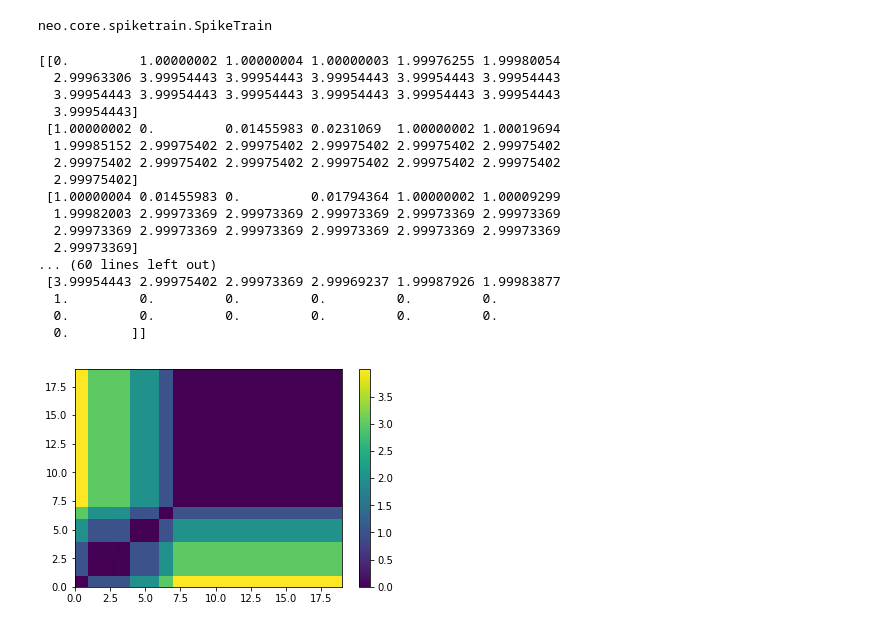
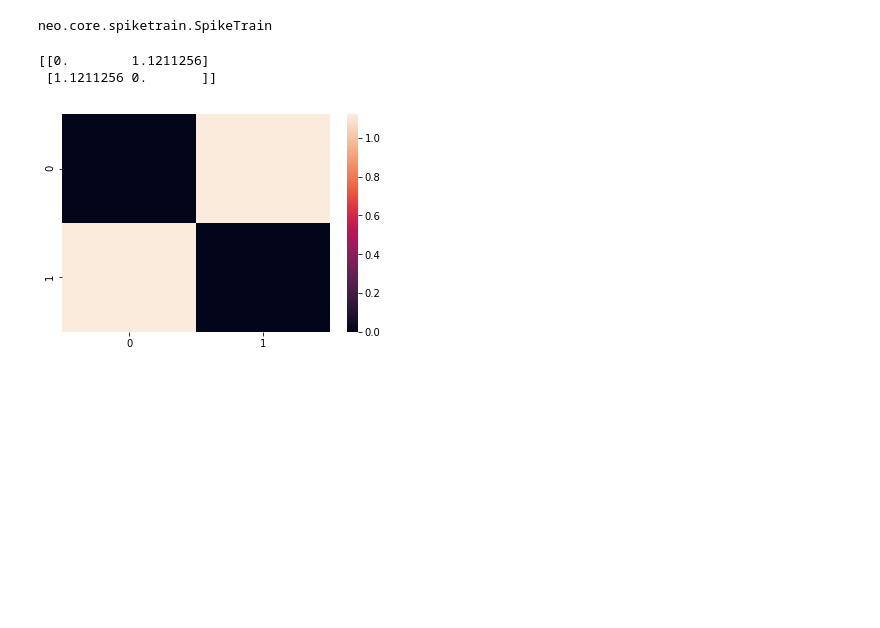
Before and after one commit to xhenes/optimality, a Jupyter notebook: AC-LIF.ipynb, the cells around one changed output. Drawn from its saved outputs; the diff is of its cells as text; code cells hidden in the pictures; blank space fills up the shorter version.

```diff
--- a/AC-LIF.ipynb
+++ b/AC-LIF.ipynb
@@ -16,6 +17,14 @@ import elephant.kernels as kernels
 # %%
-amps = linspace(-5, 5, 20)
-cell = neuron.Population(20, neuron.IF_curr_exp(v_thresh = -50.0, tau_refrac = 5.0, tau_m = 10.0))
-for cell_id in arange(0,19):
-    pulse = neuron.ACSource(start = 20.0, stop = 80.0, amplitude = amps[cell_id], offset = 0.1, frequency = 10, phase = 180.0)
+#amps = linspace(-10, 10, 10)
+thresh = linspace(-70, -50, 10)
+cell = neuron.Population(10, neuron.IF_curr_exp(v_thresh = -50, tau_refrac = 5.0, tau_m = 10.0))
+for cell_id in arange(0,10,1):
+    print(cell_id)
+    cell[cell_id:(cell_id+1)].set(v_thresh= thresh[cell_id])
+    pulse = neuron.ACSource(start = 20.0, stop = 80.0, amplitude = -10, offset = 0.1, frequency = 10, phase = 180.0)
     cell[cell_id].inject(pulse)
+#for cell_id in arange(0,500):
+#pulse = neuron.ACSource(start = 20.0, stop = 80.0, amplitude = amps[cell_id], offset = 0.1, frequency = 10, phase = 180.0)
+    cell[cell_id].inject(pulse)
+cell.record('v')
+neuron.run(100.0)
@@ -50,18 +51,18 @@ neuron.end()
 # %%
 plt.figure()
-for cell_id in arange(0,19):
+for cell_id in arange(0,10):
     plt.plot(vm[:,cell_id]-10*mV*cell_id)
 plt.grid()
 plt.xlabel("Time (ms)")
 plt.ylabel("Membrane potential (mV)")
-plt.ylim(-300, -45)
+plt.ylim(-250, 50)
 plt.title("Current injection example");
 plt.figure()
-for cell_id in arange(0,19):
+for cell_id in arange(0,10):
     plt.plot(vm[:, cell_id])
 plt.grid()
 plt.xlabel("Time (ms)")
 plt.ylabel("Membrane potential (mV)")
-plt.ylim(-105, -45)
+plt.ylim(-70, -40)
 plt.title("Current injection example");
 # %% [output]
@@ -81,8 +91,8 @@ import elephant as ep
 # %%
 from elephant.spike_train_generation import threshold_detection
 # %%
-trains = {}
-for cell_id in arange(0,19):
-    trains[cell_id] = threshold_detection(vm[:,cell_id], threshold=-50.01*mV, sign='above')
+train = {}
+for cell_id in arange(8,9):
+    trains[cell_id] = threshold_detection(vm[:,cell_id], threshold=-56.00*mV, sign='above')
 # %%
 for train in trains.values():
@@ -176,29 +154,13 @@ cell = neuron.Population(10, neuron.IF_curr_exp(v_thresh = -50.0, tau_refrac = 5
 # %%
 from elephant.spike_train_dissimilarity import van_rossum_dist
 # %%
-distance_matrix2 = van_rossum_dist(trains.values(), tau=array(50.0) * pq.s, sort = True)
-plt.pcolor(distance_matrix2)
-plt.colorbar()
+distance_matrix2 = van_rossum_dist(trains.values(), tau=array(10.0) * pq.ms, sort = True)
+sns.heatmap(distance_matrix2)
 print(distance_matrix2)
 # %% [output]
-[[0.         1.00000002 1.00000004 1.00000003 1.99976255 1.99980054
-  2.99963306 3.99954443 3.99954443 3.99954443 3.99954443 3.99954443
-  3.99954443 3.99954443 3.99954443 3.99954443 3.99954443 3.99954443
-  3.99954443]
- [1.00000002 0.         0.01455983 0.0231069  1.00000002 1.00019694
-  1.99985152 2.99975402 2.99975402 2.99975402 2.99975402 2.99975402
-  2.99975402 2.99975402 2.99975402 2.99975402 2.99975402 2.99975402
-  2.99975402]
- [1.00000004 0.01455983 0.         0.01794364 1.00000002 1.00009299
-  1.99982003 2.99973369 2.99973369 2.99973369 2.99973369 2.99973369
-  2.99973369 2.99973369 2.99973369 2.99973369 2.99973369 2.99973369
-  2.99973369]
-... (60 lines left out)
- [3.99954443 2.99975402 2.99973369 2.99969237 1.99987926 1.99983877
-  1.         0.         0.         0.         0.         0.
-  0.         0.         0.         0.         0.         0.
-  0.        ]]
+[[0.        1.1211256]
+ [1.1211256 0.       ]]
-[figure, old version]
+[figure, new version]
 # %%
 from elephant.statistics import cost_function, isi, cv
 from elephant.spike_train_generation import homogeneous_poisson_process
```
Also changed, not shown: parts of 27 cells of this notebook.
